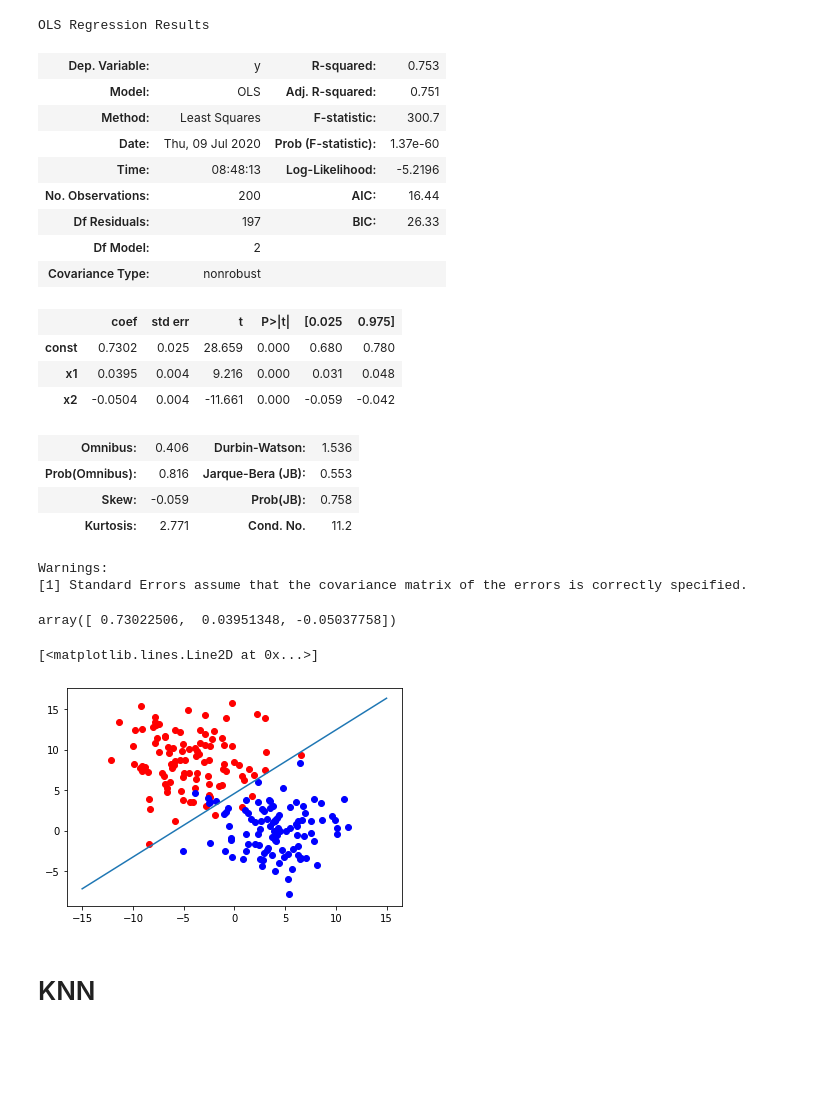
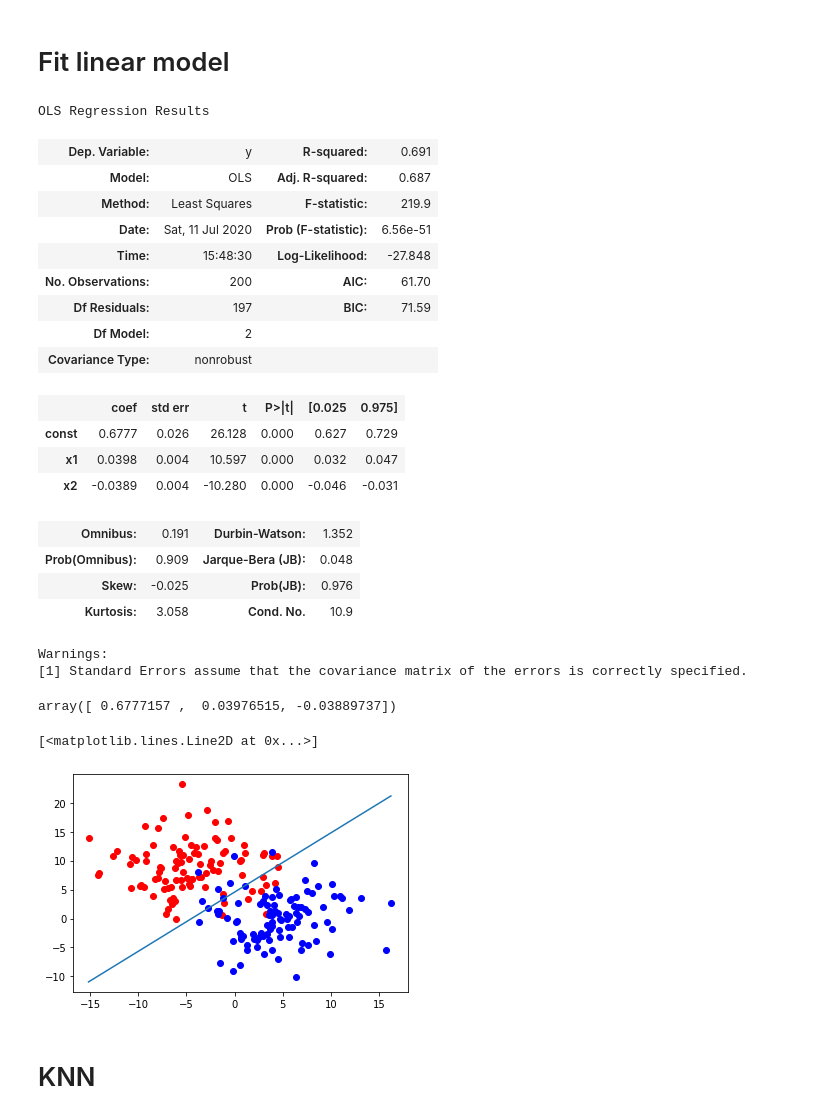
Before and after one commit to lsuazo/ESL, a Jupyter notebook: Notebooks/02_NearestNeighbor.ipynb, the cells around one changed output. Drawn from its saved outputs; the diff is of its cells as text; code cells hidden in the pictures; blank space fills up the shorter version.

```diff
--- a/Notebooks/02_NearestNeighbor.ipynb
+++ b/Notebooks/02_NearestNeighbor.ipynb
@@ -10,7 +10,7 @@ random.seed(42)
 # %%
 num_distros = 2
 means = random.randint(-10, 10, (num_distros, 2))
-stds = random.randint(10, 12, (num_distros, 2))
+stds = random.randint(15, 20, (num_distros, 2))
 # %%
 num_obs = 100
 # %%
@@ -25,3 +25,5 @@ plt.scatter(class1[:,0], class1[:,1], c='blue')
+# %% [markdown]
+# Fit linear model
 # %%
 X = np.vstack([class0, class1])
 Y = np.hstack([np.zeros(num_obs), np.ones(num_obs)]).reshape(-1,1)
@@ -35,40 +37,43 @@ sres = smodel.fit()
 sres.summary()
 # %% [output]
 OLS Regression Results
-| Dep. Variable: | y | R-squared: | 0.753 |
-| Model: | OLS | Adj. R-squared: | 0.751 |
-| Method: | Least Squares | F-statistic: | 300.7 |
-| Date: | Thu, 09 Jul 2020 | Prob (F-statistic): | 1.37e-60 |
-| Time: | 08:48:13 | Log-Likelihood: | -5.2196 |
-| No. Observations: | 200 | AIC: | 16.44 |
-| Df Residuals: | 197 | BIC: | 26.33 |
+| Dep. Variable: | y | R-squared: | 0.691 |
+| Model: | OLS | Adj. R-squared: | 0.687 |
+| Method: | Least Squares | F-statistic: | 219.9 |
+| Date: | Sat, 11 Jul 2020 | Prob (F-statistic): | 6.56e-51 |
+| Time: | 15:48:30 | Log-Likelihood: | -27.848 |
+| No. Observations: | 200 | AIC: | 61.70 |
+| Df Residuals: | 197 | BIC: | 71.59 |
 | Df Model: | 2 |  |  |
 | Covariance Type: | nonrobust |  |  |
 |  | coef | std err | t | P>|t| | [0.025 | 0.975] |
-| const | 0.7302 | 0.025 | 28.659 | 0.000 | 0.680 | 0.780 |
-| x1 | 0.0395 | 0.004 | 9.216 | 0.000 | 0.031 | 0.048 |
-| x2 | -0.0504 | 0.004 | -11.661 | 0.000 | -0.059 | -0.042 |
+| const | 0.6777 | 0.026 | 26.128 | 0.000 | 0.627 | 0.729 |
+| x1 | 0.0398 | 0.004 | 10.597 | 0.000 | 0.032 | 0.047 |
+| x2 | -0.0389 | 0.004 | -10.280 | 0.000 | -0.046 | -0.031 |
-| Omnibus: | 0.406 | Durbin-Watson: | 1.536 |
-| Prob(Omnibus): | 0.816 | Jarque-Bera (JB): | 0.553 |
-| Skew: | -0.059 | Prob(JB): | 0.758 |
-| Kurtosis: | 2.771 | Cond. No. | 11.2 |
+| Omnibus: | 0.191 | Durbin-Watson: | 1.352 |
+| Prob(Omnibus): | 0.909 | Jarque-Bera (JB): | 0.048 |
+| Skew: | -0.025 | Prob(JB): | 0.976 |
+| Kurtosis: | 3.058 | Cond. No. | 10.9 |
 Warnings:
 [1] Standard Errors assume that the covariance matrix of the errors is correctly specified.
 # %%
 sres.params
 # %% [output]
-array([ 0.73022506,  0.03951348, -0.05037758])
+array([ 0.6777157 ,  0.03976515, -0.03889737])
 # %%
 def decision_line(x):
     return (0.5 - sres.params[0] - sres.params[1]*x)/sres.params[2]
+# %%
+xmin,xmax = (X[:,0].min(),X[:,0].max())
+ymin,ymax = (X[:,1].min(),X[:,1].max())
 # %%
 plt.scatter(class0[:,0], class0[:,1], c='red')
 plt.scatter(class1[:,0], class1[:,1], c='blue')
-xvals = np.linspace(-15,15,100)
+xvals = np.linspace(xmin,xmax,100)
 plt.plot(xvals,decision_line(xvals) )
 # %% [output]
 [<matplotlib.lines.Line2D at 0x...>]
-[figure, old version]
+[figure, new version]
 # %% [markdown]
 # KNN
 # %%
```
Also changed, not shown: parts of 21 cells of this notebook, 1 other file.
